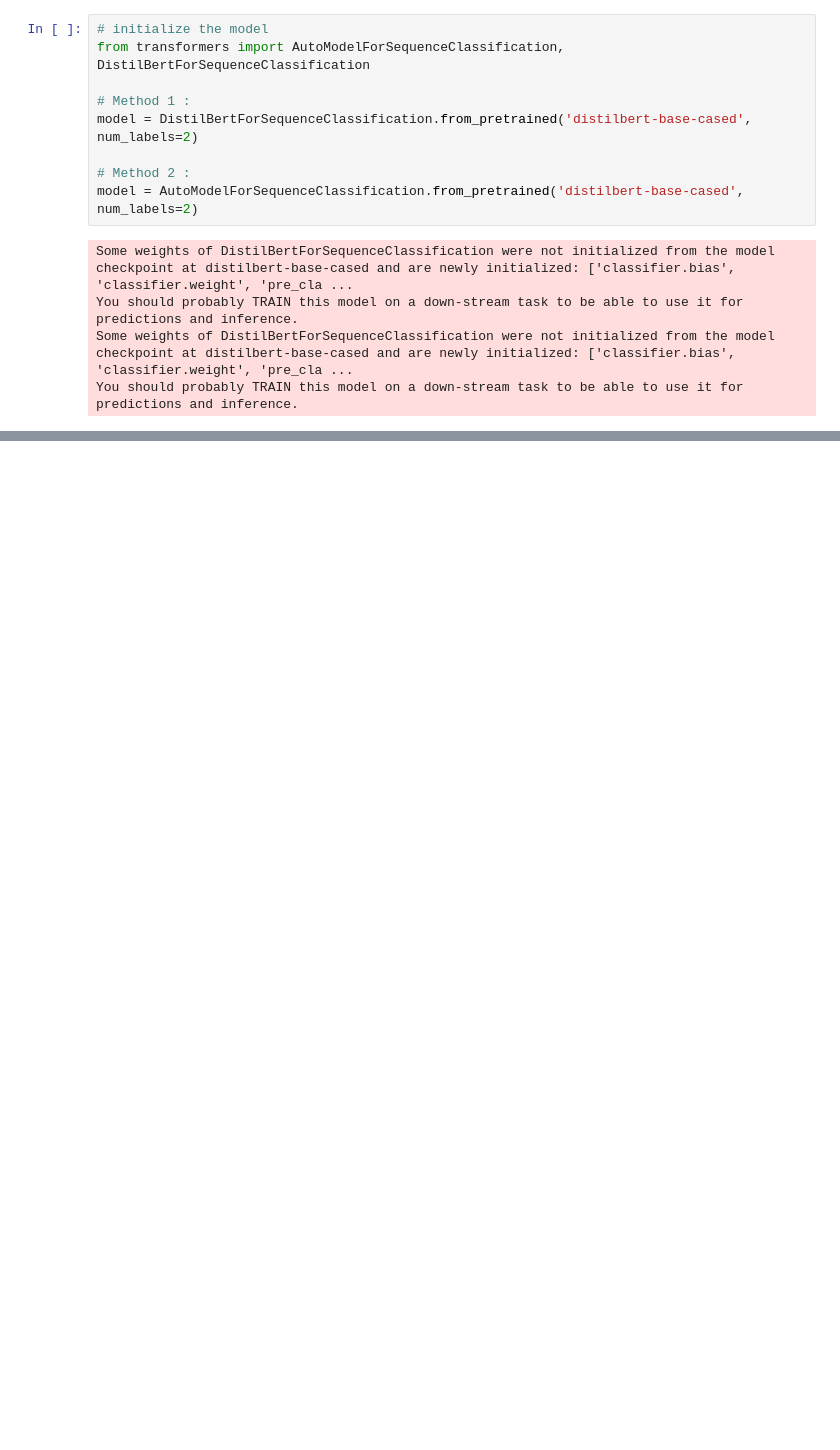
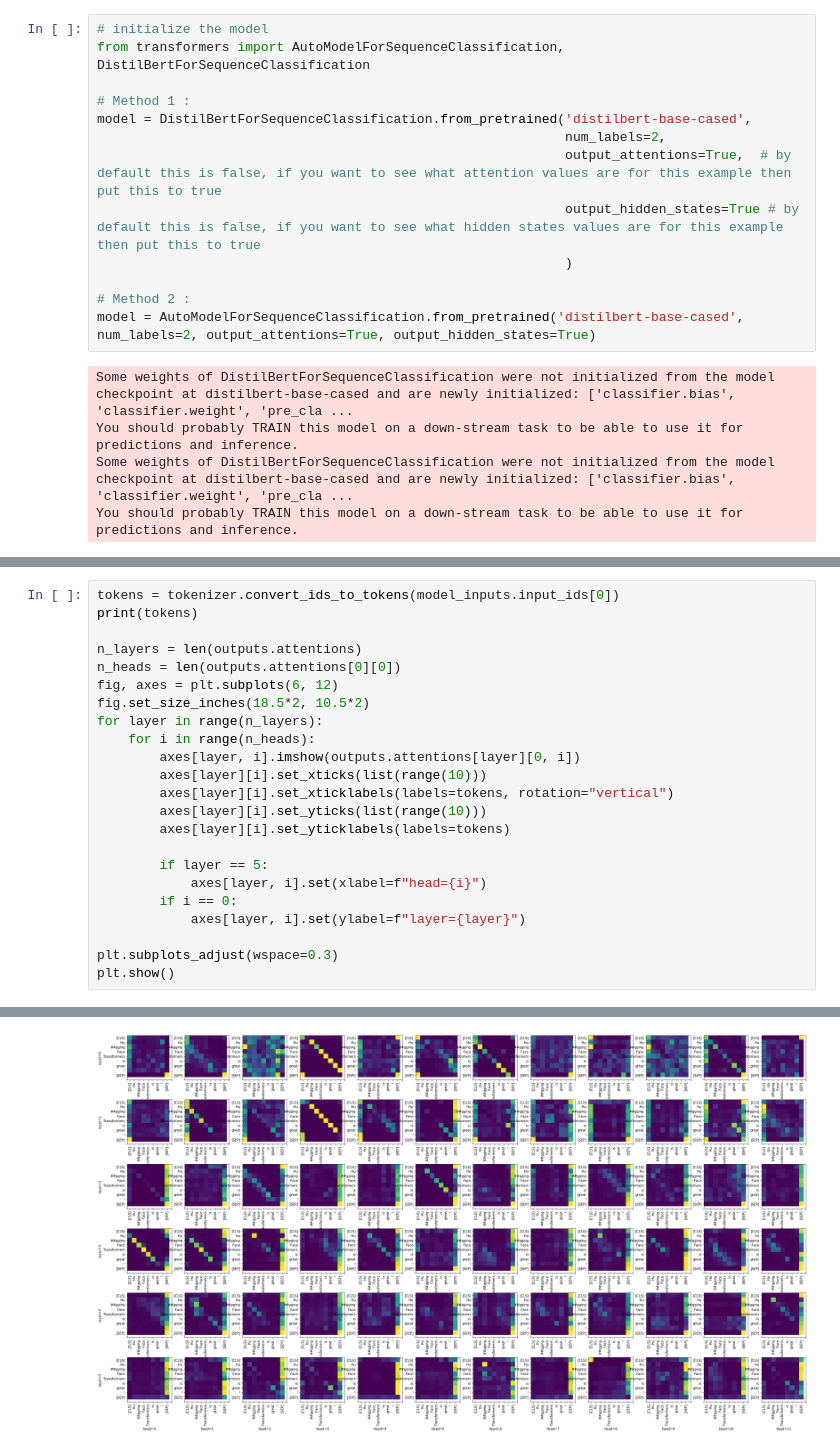
Before and after one commit to khetansarvesh/NLP, a Jupyter notebook: Sentence-Level-Classification/In_Context_Learning_Movie_Review_Classification.ipynb, the cells around one changed output, grey strips where cells are left out. Drawn from its saved outputs; the diff is of its cells as text; blank space fills up the shorter version.

```diff
--- a/Sentence-Level-Classification/In_Context_Learning_Movie_Review_Classification.ipynb
+++ b/Sentence-Level-Classification/In_Context_Learning_Movie_Review_Classification.ipynb
@@ -125,10 +123,14 @@ Batch Decode: (no special characters)
 from transformers import AutoModelForSequenceClassification, DistilBertForSequenceClassification
 
 # Method 1 :
-model = DistilBertForSequenceClassification.from_pretrained('distilbert-base-cased', num_labels=2)
+model = DistilBertForSequenceClassification.from_pretrained('distilbert-base-cased',
+                                                            num_labels=2,
+                                                            output_attentions=True,  # by default this is false, if you want to see what attention values are for this example then put this to true
+                                                            output_hidden_states=True # by default this is false, if you want to see what hidden states values are for this example then put this to true
+                                                            )
 
 # Method 2 :
-model = AutoModelForSequenceClassification.from_pretrained('distilbert-base-cased', num_labels=2)
+model = AutoModelForSequenceClassification.from_pretrained('distilbert-base-cased', num_labels=2, output_attentions=True, output_hidden_states=True)
 # %% [output]
 Some weights of DistilBertForSequenceClassification were not initialized from the model checkpoint at distilbert-base-cased and are newly initialized: ['classifier.bias', 'classifier.weight', 'pre_cla ...
 You should probably TRAIN this model on a down-stream task to be able to use it for predictions and inference.
@@ -150,0 +224,24 @@ Sentiment : POSITIVE
+# %%
+tokens = tokenizer.convert_ids_to_tokens(model_inputs.input_ids[0])
+print(tokens)
+
+n_layers = len(outputs.attentions)
+n_heads = len(outputs.attentions[0][0])
+fig, axes = plt.subplots(6, 12)
+fig.set_size_inches(18.5*2, 10.5*2)
+for layer in range(n_layers):
+    for i in range(n_heads):
+        axes[layer, i].imshow(outputs.attentions[layer][0, i])
+        axes[layer][i].set_xticks(list(range(10)))
+        axes[layer][i].set_xticklabels(labels=tokens, rotation="vertical")
+        axes[layer][i].set_yticks(list(range(10)))
+        axes[layer][i].set_yticklabels(labels=tokens)
+
+        if layer == 5:
+            axes[layer, i].set(xlabel=f"head={i}")
+        if i == 0:
+            axes[layer, i].set(ylabel=f"layer={layer}")
+
+plt.subplots_adjust(wspace=0.3)
+plt.show()
+# %% [output]
@@ -150,0 +249 @@ Sentiment : POSITIVE
+[figure, added]
```
Also changed, not shown: parts of 13 cells of this notebook.
